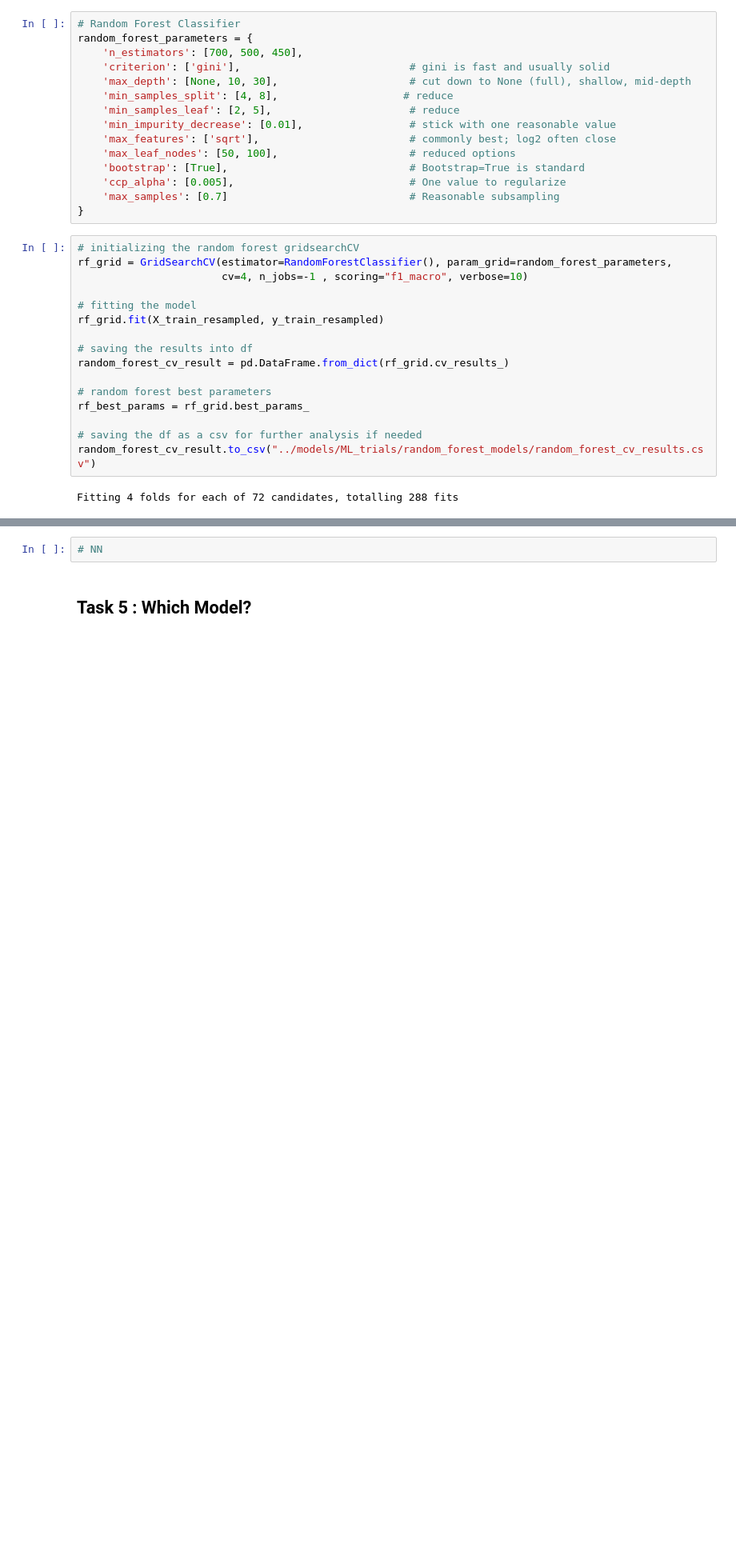
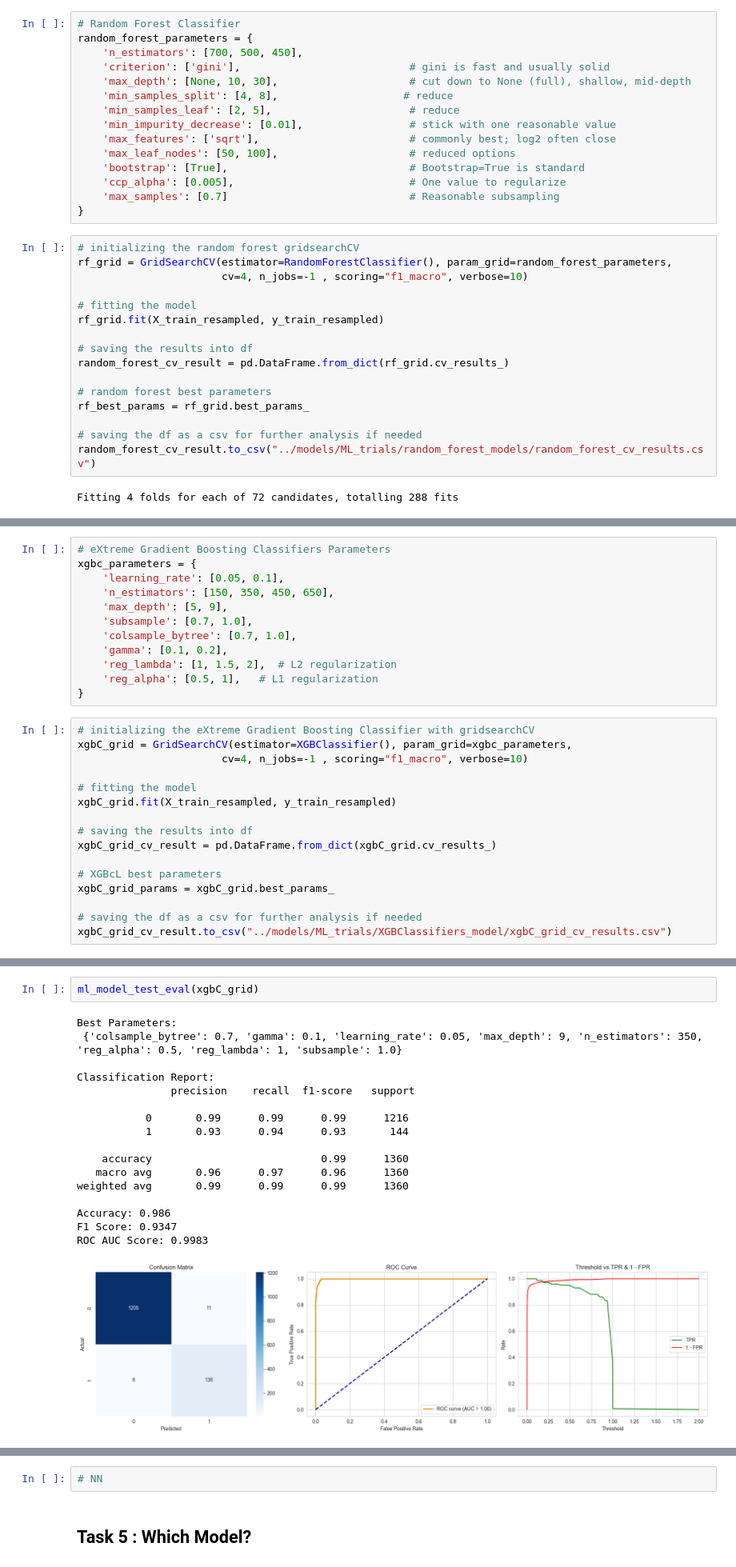
Before and after one commit to AshwinAshok3/Personal-Loan, a Jupyter notebook: src/Notebooks/Capstone_Project_-_Thera_Bank_Personal_Loan_Campain_-_Jupyter_Notebook (1).ipynb, the cells around one changed output, grey strips where cells are left out. Shown at 80% size. Cells and saved outputs as stored; diff of their text form; blank space fills up the shorter version.

```diff
--- a/src/Notebooks/Capstone_Project_-_Thera_Bank_Personal_Loan_Campain_-_Jupyter_Notebook (1).ipynb
+++ b/src/Notebooks/Capstone_Project_-_Thera_Bank_Personal_Loan_Campain_-_Jupyter_Notebook (1).ipynb
@@ -1020,0 +1233,28 @@ ROC AUC Score: 0.9845
+# %%
+# eXtreme Gradient Boosting Classifiers Parameters
+xgbc_parameters = {
+    'learning_rate': [0.05, 0.1],
+    'n_estimators': [150, 350, 450, 650],
+    'max_depth': [5, 9],
+    'subsample': [0.7, 1.0],
+    'colsample_bytree': [0.7, 1.0],
+    'gamma': [0.1, 0.2],
+    'reg_lambda': [1, 1.5, 2],  # L2 regularization
+    'reg_alpha': [0.5, 1],   # L1 regularization
+}
+# %%
+# initializing the eXtreme Gradient Boosting Classifier with gridsearchCV
+xgbC_grid = GridSearchCV(estimator=XGBClassifier(), param_grid=xgbc_parameters,
+                       cv=4, n_jobs=-1 , scoring="f1_macro", verbose=10)
+
+# fitting the model
+xgbC_grid.fit(X_train_resampled, y_train_resampled)
+
+# saving the results into df
+xgbC_grid_cv_result = pd.DataFrame.from_dict(xgbC_grid.cv_results_)
+
+# XGBcL best parameters
+xgbC_grid_params = xgbC_grid.best_params_
+
+# saving the df as a csv for further analysis if needed
+xgbC_grid_cv_result.to_csv("../models/ML_trials/XGBClassifiers_model/xgbC_grid_cv_results.csv")
@@ -1020,0 +1276,20 @@ ROC AUC Score: 0.9845
+# %%
+ml_model_test_eval(xgbC_grid)
+# %% [output]
+Best Parameters:
+ {'colsample_bytree': 0.7, 'gamma': 0.1, 'learning_rate': 0.05, 'max_depth': 9, 'n_estimators': 350, 'reg_alpha': 0.5, 'reg_lambda': 1, 'subsample': 1.0}
+
+Classification Report:
+               precision    recall  f1-score   support
+
+           0       0.99      0.99      0.99      1216
+           1       0.93      0.94      0.93       144
+
+    accuracy                           0.99      1360
+   macro avg       0.96      0.97      0.96      1360
+weighted avg       0.99      0.99      0.99      1360
+
+Accuracy: 0.986
+F1 Score: 0.9347
+ROC AUC Score: 0.9983
+[figure, added]
```
Also changed, not shown: parts of 38 cells of this notebook, 34 other files.
